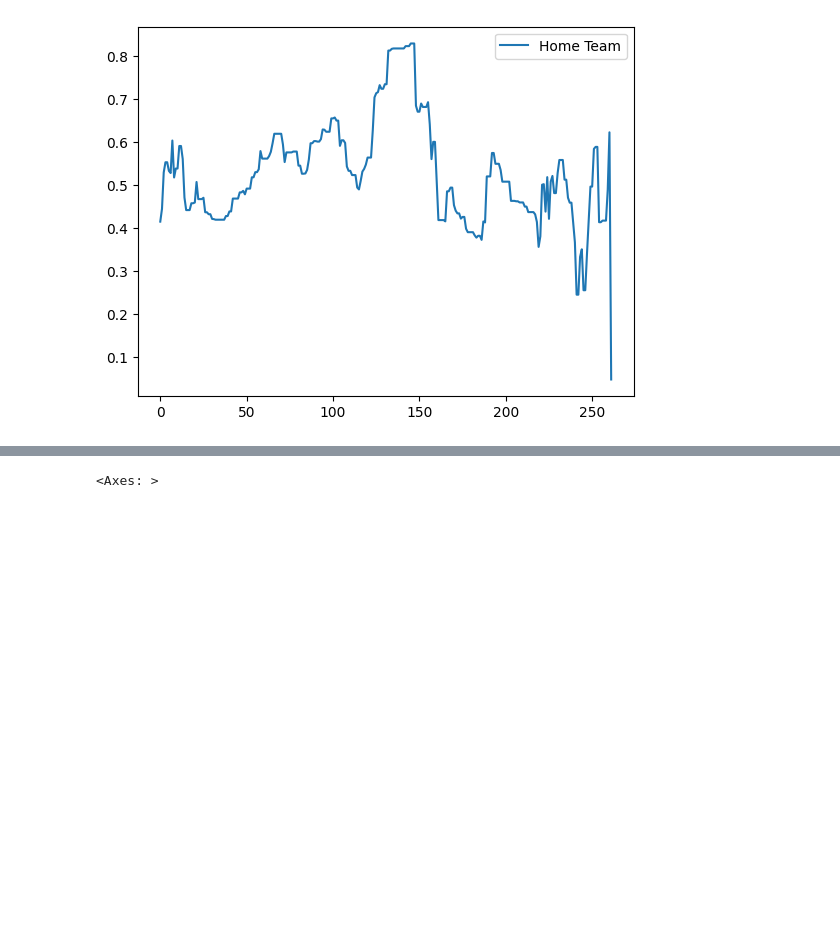
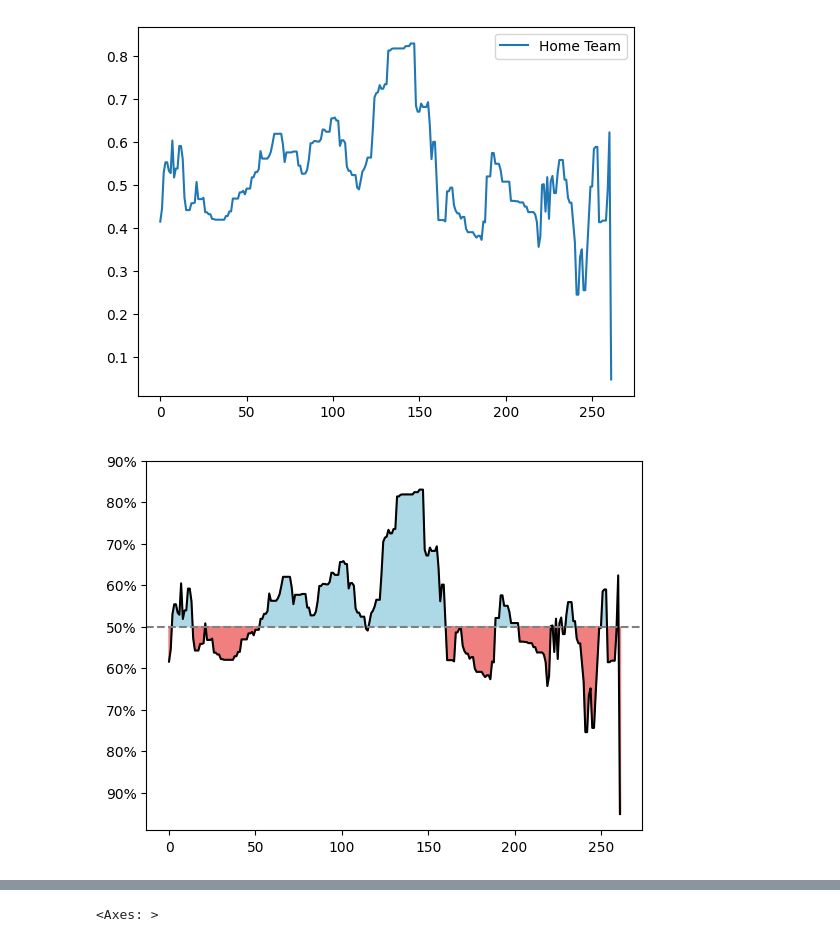
Before and after one commit to jeffxhansen/NHL_Win_Predictor, a Jupyter notebook: benj.ipynb, the cells around one changed output, grey strips where cells are left out. Cells and saved outputs as stored; diff of their text form; code cells hidden in the pictures; blank space fills up the shorter version.

Commit message:
nice plot

```diff
--- a/benj.ipynb
+++ b/benj.ipynb
@@ -288,3 +288,31 @@ probabilities[::-1].reset_index(drop=True).plot(y='Home Team')
 # %% [output]
 <Axes: >
 [figure]
+# %%
+# Get the Home Team probabilities
+home_team_probs = probabilities['Home Team']
+home_team_probs = home_team_probs[::-1].reset_index(drop=True)
+
+# Create an array for x-axis
+x = np.arange(len(home_team_probs))
+
+# Set threshold
+threshold = 0.5
+
+# Plot the probabilities
+plt.plot(x, home_team_probs, color='black')
+
+# Fill area above 50% with blue for Home Team
+plt.fill_between(x, threshold, home_team_probs, where=home_team_probs >= threshold, color='lightblue', interpolate=True)
+
+# Fill area below 50% with red for Home Team
+plt.fill_between(x, threshold, home_team_probs, where=home_team_probs < threshold, color='lightcoral', interpolate=True)
+
+# Add a dotted horizontal line at y = 0.5
+plt.axhline(y=0.5, color='gray', linestyle='--')
+plt.yticks(ticks=[.1, .2, .3, .4, .5, .6, .7, .8, .9], labels=['90%', '80%', '70%', '60%', '50%', '60%', '70%', '80%', '90%'])
+
+# Show plot
+plt.show()
+# %% [output]
+[figure, added]
```
Also changed, not shown: parts of 1 cell of this notebook.
